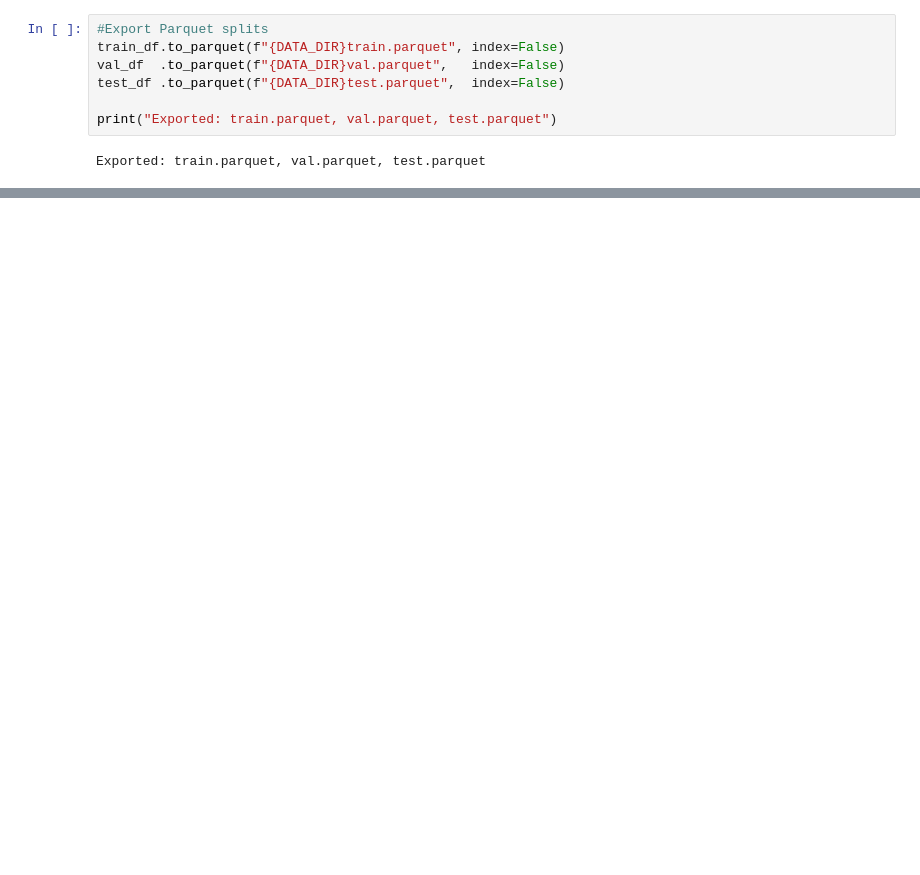
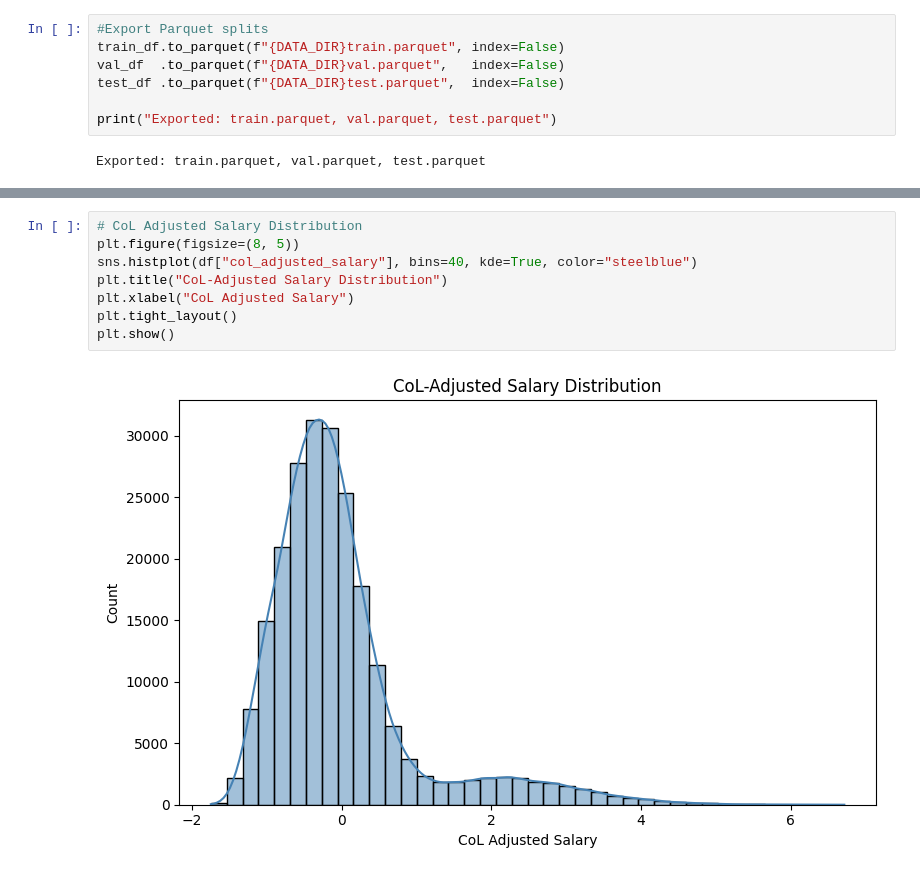
Before and after one commit to COMP6940-Group/COMP6940-Project, a Jupyter notebook: notebooks/part1/02_feature_egineering.ipynb, the cells around one changed output, grey strips where cells are left out. Saved outputs shown, nothing was run; the diff lists cells and outputs as text; blank space fills up the shorter version.

```diff
--- a/notebooks/part1/02_feature_egineering.ipynb
+++ b/notebooks/part1/02_feature_egineering.ipynb
@@ -199,0 +247,10 @@ plt.show()
+# %%
+# CoL Adjusted Salary Distribution
+plt.figure(figsize=(8, 5))
+sns.histplot(df["col_adjusted_salary"], bins=40, kde=True, color="steelblue")
+plt.title("CoL-Adjusted Salary Distribution")
+plt.xlabel("CoL Adjusted Salary")
+plt.tight_layout()
+plt.show()
+# %% [output]
+[figure, added]
```
Also changed, not shown: parts of 11 cells of this notebook, 4 other files.
